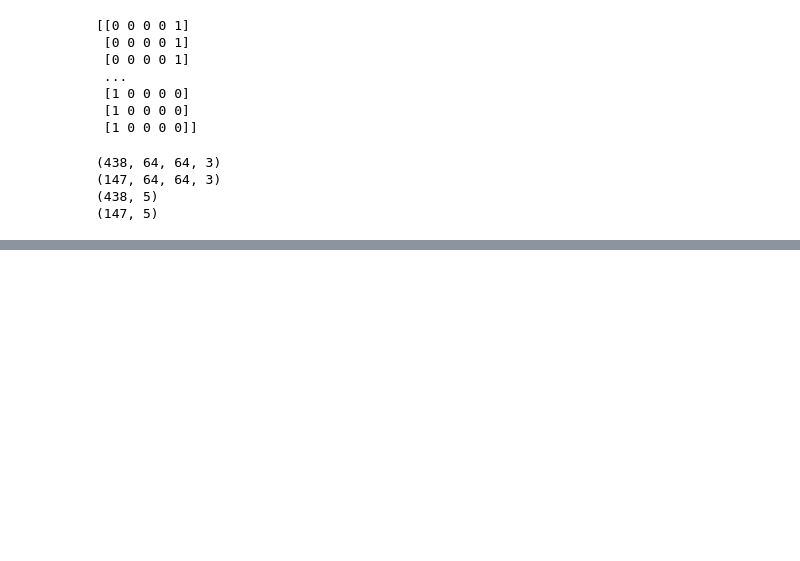
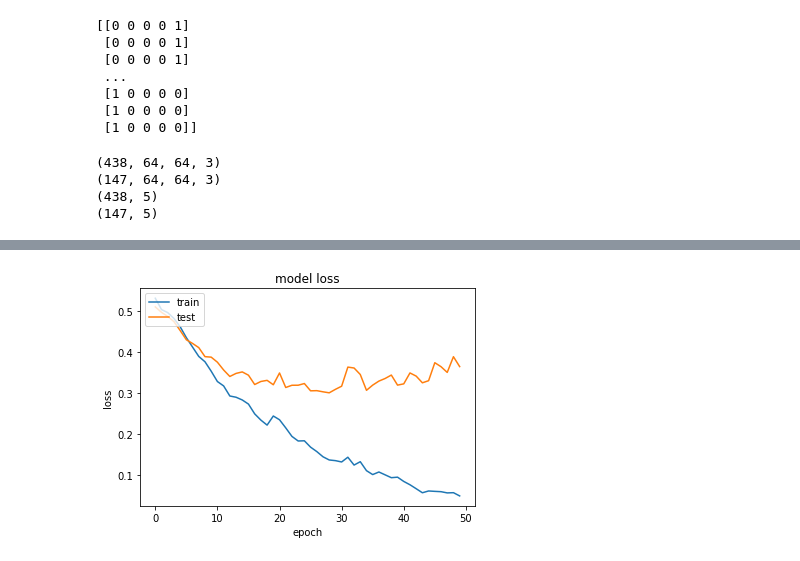
Before and after one commit to basnendarekop/SLO, a Jupyter notebook: klasifikasi_daun.ipynb, the cells around one changed output, grey strips where cells are left out. Cells and saved outputs as stored; diff of their text form; code cells hidden in the pictures; blank space fills up the shorter version.

```diff
--- a/klasifikasi_daun.ipynb
+++ b/klasifikasi_daun.ipynb
@@ -121,0 +167,11 @@ ValueError: ignored
+# %%
+# summarize history for loss
+plt.plot(H.history['loss'])
+plt.plot(H.history['val_loss'])
+plt.title('model loss')
+plt.ylabel('loss')
+plt.xlabel('epoch')
+plt.legend(['train', 'test'], loc='upper left')
+plt.show()
+# %% [output]
+[figure, added]
```
Also changed, not shown: parts of 4 cells of this notebook.
